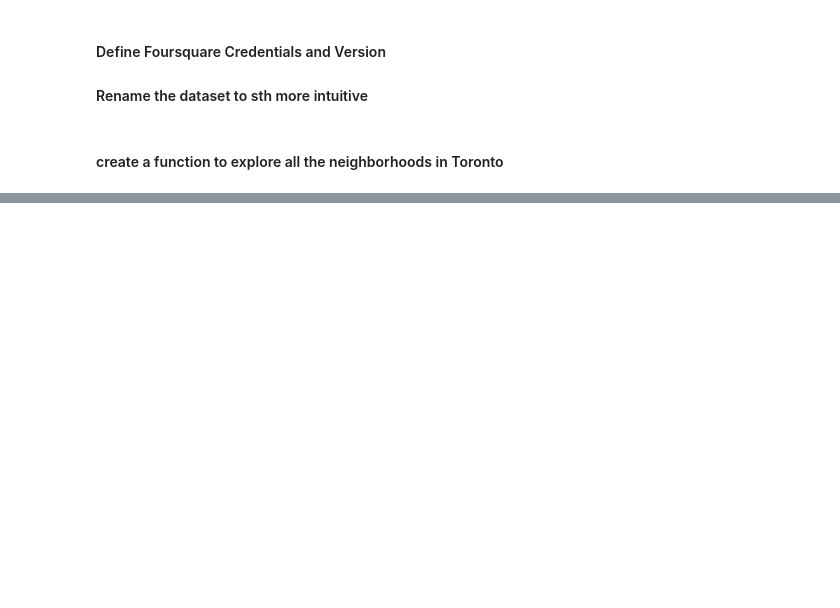
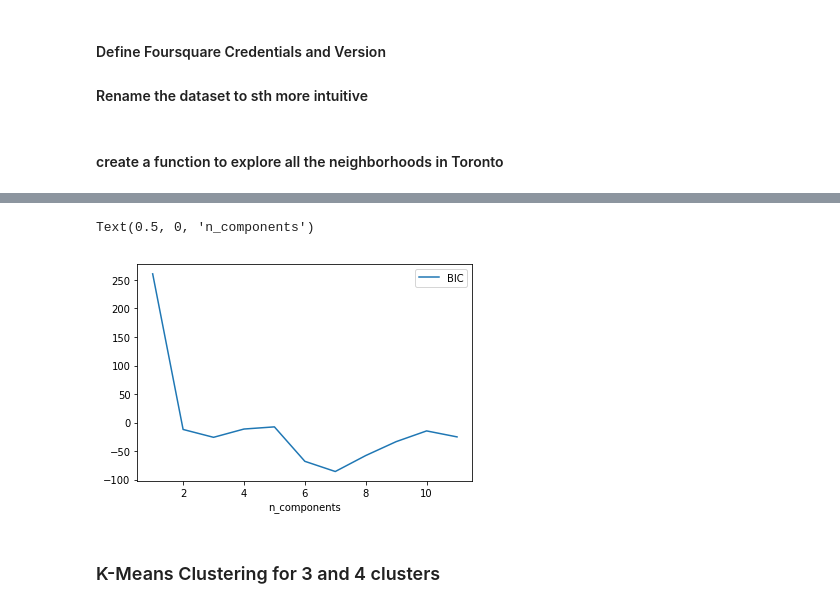
Before and after one commit to loukakisjohn/data-science-capstone-project, a Jupyter notebook: Toronto Neihborhoods Clustering.ipynb, the cells around one changed output, grey strips where cells are left out. Drawn from its saved outputs; the diff is of its cells as text; code cells hidden in the pictures; blank space fills up the shorter version.

```diff
--- a/Toronto Neihborhoods Clustering.ipynb
+++ b/Toronto Neihborhoods Clustering.ipynb
@@ -355,0 +430,16 @@ toronto_merged.loc[toronto_merged['Cluster Labels'] == 3, toronto_merged.columns
+# %%
+from sklearn.mixture import GaussianMixture
+
+n_components = np.arange(1, 12)
+
+models = [GaussianMixture(n, covariance_type='full', random_state=0).fit(toronto_venues_flat_std)
+           for n in n_components]
+
+plt.plot(n_components, [m.bic(toronto_venues_flat_std) for m in models], label='BIC')
+plt.legend(loc='best')
+plt.xlabel('n_components')
+# %% [output]
+Text(0.5, 0, 'n_components')
+[figure, added]
+# %% [markdown]
+### K-Means Clustering for 3 and 4 clusters
```
Also changed, not shown: parts of 45 cells of this notebook.
